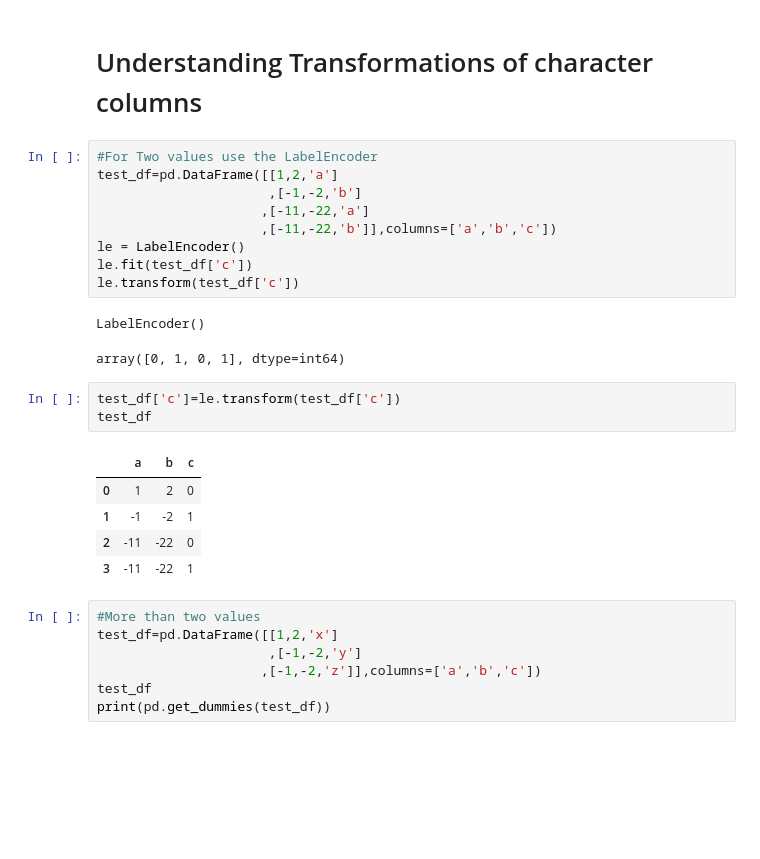
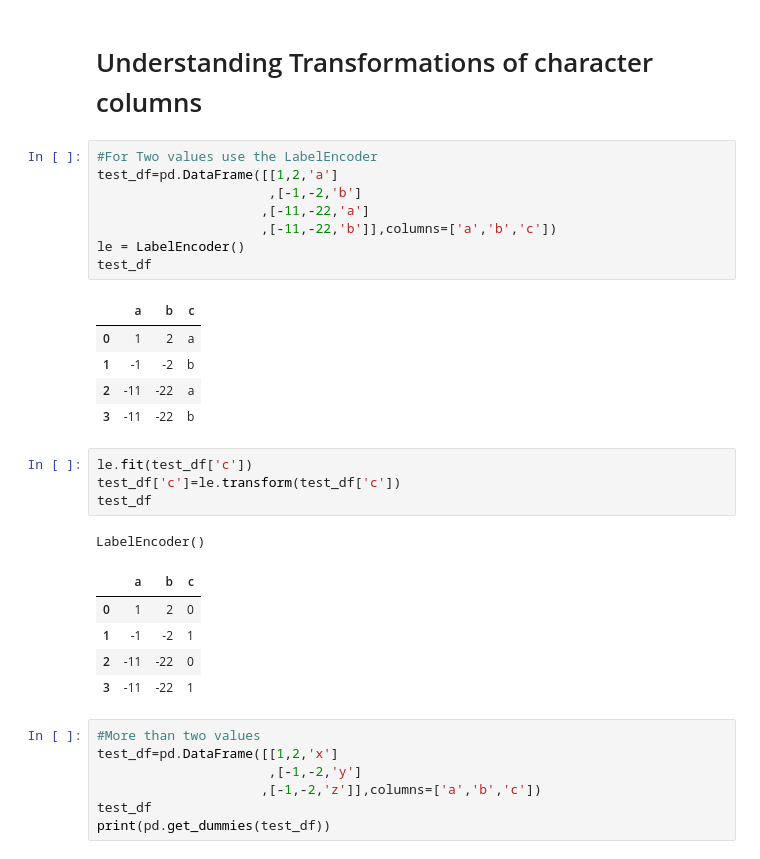
Before and after one commit to ikarampa/kaggle_HomeCreditDefaultRisk, a Jupyter notebook: src/individual/Ilias/Basic EDA.ipynb, the cells around one changed output. Drawn from its saved outputs; the diff is of its cells as text; blank space fills up the shorter version.

```diff
--- a/src/individual/Ilias/Basic EDA.ipynb
+++ b/src/individual/Ilias/Basic EDA.ipynb
@@ -179,19 +179,23 @@ Testing Features shape:  (48744, 239)
 # %%
 #For Two values use the LabelEncoder
 test_df=pd.DataFrame([[1,2,'a']
                       ,[-1,-2,'b']
                      ,[-11,-22,'a']
                      ,[-11,-22,'b']],columns=['a','b','c'])
 le = LabelEncoder()
-le.fit(test_df['c'])
-le.transform(test_df['c'])
+test_df
 # %% [output]
-LabelEncoder()
-array([0, 1, 0, 1], dtype=int64)
+|  | a | b | c |
+| 0 | 1 | 2 | a |
+| 1 | -1 | -2 | b |
+| 2 | -11 | -22 | a |
+| 3 | -11 | -22 | b |
 # %%
+le.fit(test_df['c'])
 test_df['c']=le.transform(test_df['c'])
 test_df
 # %% [output]
+LabelEncoder()
 |  | a | b | c |
 | 0 | 1 | 2 | 0 |
 | 1 | -1 | -2 | 1 |
```
Also changed, not shown: parts of 2 cells of this notebook.
